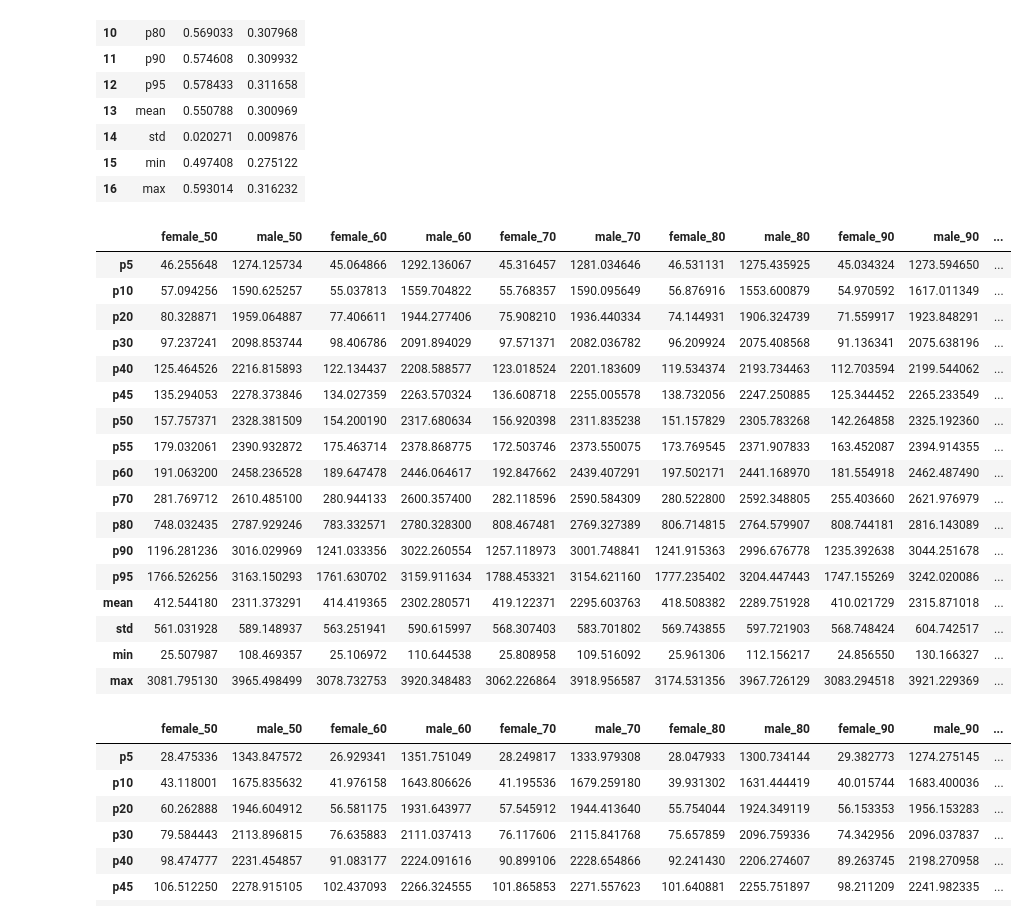
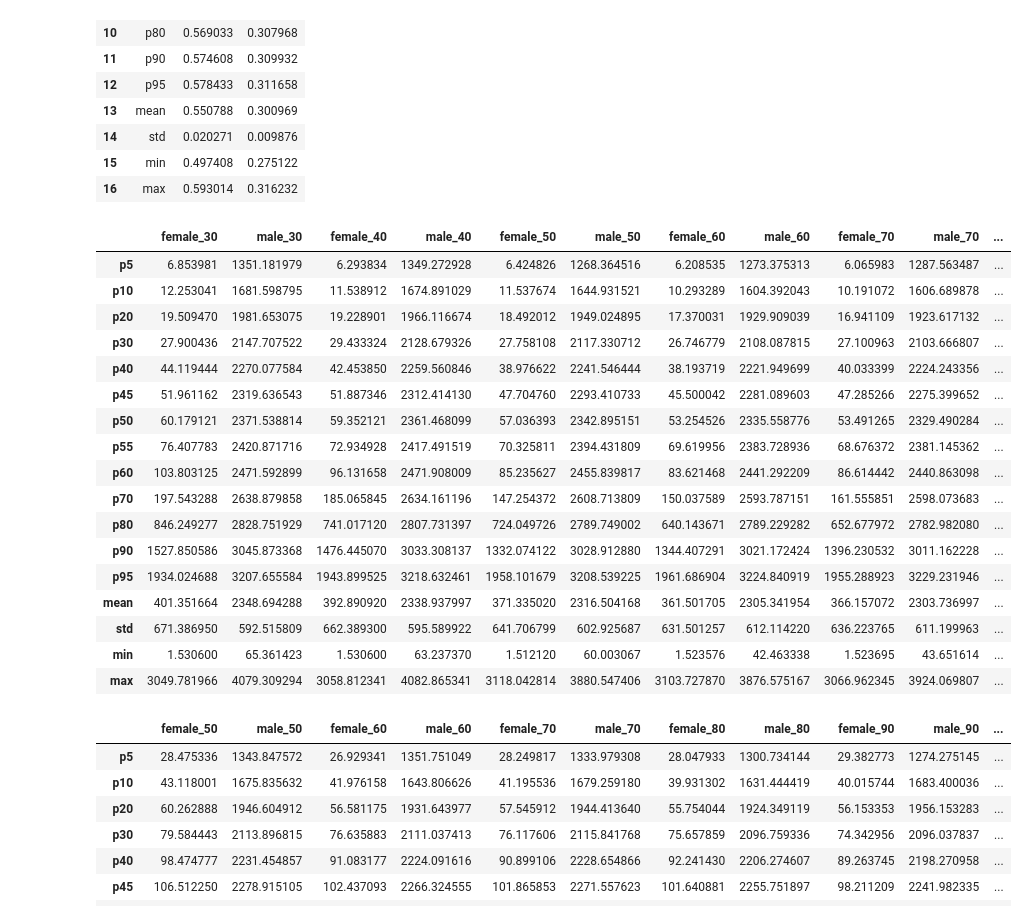
Before and after one commit to Deltares-research/egypt-survey-ml, a Jupyter notebook: notebooks-copy/run_predictions.ipynb, the cells around one changed output. Drawn from its saved outputs; the diff is of its cells as text; code cells hidden in the pictures.

```diff
--- a/notebooks-copy/run_predictions.ipynb
+++ b/notebooks-copy/run_predictions.ipynb
@@ -47,7 +47,7 @@ pd.set_option("display.max_columns", 30)
 MASK_PATH = (
     Path.home()
     / "OneDrive - Stichting Deltares"
-    / "Tiaravanni Hermawan's files - Egypt/04_Data/Result/correlation.xlsx"
+    / "Tiaravanni Hermawan's files - Egypt_ERF_data/Data/variable_selection.xlsx"
 )
 
 cfg = DatasetConfig(
@@ -68,6 +68,7 @@ cfg = DatasetConfig(
     male_outlier_cap=5000,
     female_outlier_cap=4000,
     data_filename="data_correlation.xlsx",
+    male_extra_columns=["water_supply"],
 )
 # %%
 # Loads the survey, builds household wage context, makes the sex-stratified train/test split and the
@@ -111,8 +112,8 @@ from egypt_survey_ml.predict import load_members, predict_ensemble, describe, ST
 MODEL_DIR = REPO_ROOT / 'models/hp-tuned'
 
 # One (seed, classifier, regressor) member per command-unit draw; the seeds come from model_metrics.csv
-male_members = load_members(MODEL_DIR / 'classifiers-with-hrs', MODEL_DIR / 'regressors-with-hrs-22-bare', 'male', seeds=[42])
-female_members = load_members(MODEL_DIR / 'classifiers-with-hrs', MODEL_DIR / 'regressors-with-hrs-22-bare', 'female', seeds=[42])
+male_members = load_members(MODEL_DIR / 'classifiers-20261103-153441', MODEL_DIR / 'regressors-20261103-153441', 'male', seeds=[42, 43, 44])
+female_members = load_members(MODEL_DIR / 'classifiers-20261103-153441', MODEL_DIR / 'regressors-20261103-153441', 'female', seeds=[42, 43, 44])
 
 male_members_nr = load_members(MODEL_DIR / 'no-ribasim/classifiers-with-hrs', MODEL_DIR / 'no-ribasim/regressors-with-hrs-22', 'male')
 female_members_nr = load_members(MODEL_DIR / 'no-ribasim/classifiers-with-hrs', MODEL_DIR / 'no-ribasim/regressors-with-hrs-22', 'female')
@@ -198,38 +201,38 @@ r2_summary
 # %%
 wage_dict = {}
 scenario_predictions = {}
-for ribasim_run in ["50", "60", "70", "80", "90", "95"]:
+for ribasim_run in ["30", "40", "50", "60", "70", "80", "90", "95"]:
     ribasim_excel_df = pd.read_excel(EXCEL_PATH.with_name(f"data_correlation_{ribasim_run}.xlsx"), sheet_name="command_unit")
     scenario_predictions[ribasim_run] = {
         'female': predict_ensemble(ds, female_members, 'female', excel_df=ribasim_excel_df),
         'male': predict_ensemble(ds, male_members, 'male', excel_df=ribasim_excel_df),
     }
 
     for sex in ['female', 'male']:
         pred = scenario_predictions[ribasim_run][sex]
         wage_dict[f'{sex}_{ribasim_run}'] = describe(pred.final_wage(aggregate="median"), weights=None)
 
 wage_df = pd.DataFrame(wage_dict, index=STAT_NAMES)
 wage_df
 # %% [output]
-|  | female_50 | male_50 | female_60 | male_60 | female_70 | male_70 | female_80 | male_80 | female_90 | male_90 | ... |
-| p5 | 46.255648 | 1274.125734 | 45.064866 | 1292.136067 | 45.316457 | 1281.034646 | 46.531131 | 1275.435925 | 45.034324 | 1273.594650 | ... |
-| p10 | 57.094256 | 1590.625257 | 55.037813 | 1559.704822 | 55.768357 | 1590.095649 | 56.876916 | 1553.600879 | 54.970592 | 1617.011349 | ... |
-| p20 | 80.328871 | 1959.064887 | 77.406611 | 1944.277406 | 75.908210 | 1936.440334 | 74.144931 | 1906.324739 | 71.559917 | 1923.848291 | ... |
-| p30 | 97.237241 | 2098.853744 | 98.406786 | 2091.894029 | 97.571371 | 2082.036782 | 96.209924 | 2075.408568 | 91.136341 | 2075.638196 | ... |
-| p40 | 125.464526 | 2216.815893 | 122.134437 | 2208.588577 | 123.018524 | 2201.183609 | 119.534374 | 2193.734463 | 112.703594 | 2199.544062 | ... |
-| p45 | 135.294053 | 2278.373846 | 134.027359 | 2263.570324 | 136.608718 | 2255.005578 | 138.732056 | 2247.250885 | 125.344452 | 2265.233549 | ... |
-| p50 | 157.757371 | 2328.381509 | 154.200190 | 2317.680634 | 156.920398 | 2311.835238 | 151.157829 | 2305.783268 | 142.264858 | 2325.192360 | ... |
-| p55 | 179.032061 | 2390.932872 | 175.463714 | 2378.868775 | 172.503746 | 2373.550075 | 173.769545 | 2371.907833 | 163.452087 | 2394.914355 | ... |
-| p60 | 191.063200 | 2458.236528 | 189.647478 | 2446.064617 | 192.847662 | 2439.407291 | 197.502171 | 2441.168970 | 181.554918 | 2462.487490 | ... |
-| p70 | 281.769712 | 2610.485100 | 280.944133 | 2600.357400 | 282.118596 | 2590.584309 | 280.522800 | 2592.348805 | 255.403660 | 2621.976979 | ... |
-| p80 | 748.032435 | 2787.929246 | 783.332571 | 2780.328300 | 808.467481 | 2769.327389 | 806.714815 | 2764.579907 | 808.744181 | 2816.143089 | ... |
-| p90 | 1196.281236 | 3016.029969 | 1241.033356 | 3022.260554 | 1257.118973 | 3001.748841 | 1241.915363 | 2996.676778 | 1235.392638 | 3044.251678 | ... |
-| p95 | 1766.526256 | 3163.150293 | 1761.630702 | 3159.911634 | 1788.453321 | 3154.621160 | 1777.235402 | 3204.447443 | 1747.155269 | 3242.020086 | ... |
-| mean | 412.544180 | 2311.373291 | 414.419365 | 2302.280571 | 419.122371 | 2295.603763 | 418.508382 | 2289.751928 | 410.021729 | 2315.871018 | ... |
-| std | 561.031928 | 589.148937 | 563.251941 | 590.615997 | 568.307403 | 583.701802 | 569.743855 | 597.721903 | 568.748424 | 604.742517 | ... |
-| min | 25.507987 | 108.469357 | 25.106972 | 110.644538 | 25.808958 | 109.516092 | 25.961306 | 112.156217 | 24.856550 | 130.166327 | ... |
-| max | 3081.795130 | 3965.498499 | 3078.732753 | 3920.348483 | 3062.226864 | 3918.956587 | 3174.531356 | 3967.726129 | 3083.294518 | 3921.229369 | ... |
+|  | female_30 | male_30 | female_40 | male_40 | female_50 | male_50 | female_60 | male_60 | female_70 | male_70 | ... |
+| p5 | 6.853981 | 1351.181979 | 6.293834 | 1349.272928 | 6.424826 | 1268.364516 | 6.208535 | 1273.375313 | 6.065983 | 1287.563487 | ... |
+| p10 | 12.253041 | 1681.598795 | 11.538912 | 1674.891029 | 11.537674 | 1644.931521 | 10.293289 | 1604.392043 | 10.191072 | 1606.689878 | ... |
+| p20 | 19.509470 | 1981.653075 | 19.228901 | 1966.116674 | 18.492012 | 1949.024895 | 17.370031 | 1929.909039 | 16.941109 | 1923.617132 | ... |
+| p30 | 27.900436 | 2147.707522 | 29.433324 | 2128.679326 | 27.758108 | 2117.330712 | 26.746779 | 2108.087815 | 27.100963 | 2103.666807 | ... |
+| p40 | 44.119444 | 2270.077584 | 42.453850 | 2259.560846 | 38.976622 | 2241.546444 | 38.193719 | 2221.949699 | 40.033399 | 2224.243356 | ... |
+| p45 | 51.961162 | 2319.636543 | 51.887346 | 2312.414130 | 47.704760 | 2293.410733 | 45.500042 | 2281.089603 | 47.285266 | 2275.399652 | ... |
+| p50 | 60.179121 | 2371.538814 | 59.352121 | 2361.468099 | 57.036393 | 2342.895151 | 53.254526 | 2335.558776 | 53.491265 | 2329.490284 | ... |
+| p55 | 76.407783 | 2420.871716 | 72.934928 | 2417.491519 | 70.325811 | 2394.431809 | 69.619956 | 2383.728936 | 68.676372 | 2381.145362 | ... |
+| p60 | 103.803125 | 2471.592899 | 96.131658 | 2471.908009 | 85.235627 | 2455.839817 | 83.621468 | 2441.292209 | 86.614442 | 2440.863098 | ... |
+| p70 | 197.543288 | 2638.879858 | 185.065845 | 2634.161196 | 147.254372 | 2608.713809 | 150.037589 | 2593.787151 | 161.555851 | 2598.073683 | ... |
+| p80 | 846.249277 | 2828.751929 | 741.017120 | 2807.731397 | 724.049726 | 2789.749002 | 640.143671 | 2789.229282 | 652.677972 | 2782.982080 | ... |
+| p90 | 1527.850586 | 3045.873368 | 1476.445070 | 3033.308137 | 1332.074122 | 3028.912880 | 1344.407291 | 3021.172424 | 1396.230532 | 3011.162228 | ... |
+| p95 | 1934.024688 | 3207.655584 | 1943.899525 | 3218.632461 | 1958.101679 | 3208.539225 | 1961.686904 | 3224.840919 | 1955.288923 | 3229.231946 | ... |
+| mean | 401.351664 | 2348.694288 | 392.890920 | 2338.937997 | 371.335020 | 2316.504168 | 361.501705 | 2305.341954 | 366.157072 | 2303.736997 | ... |
+| std | 671.386950 | 592.515809 | 662.389300 | 595.589922 | 641.706799 | 602.925687 | 631.501257 | 612.114220 | 636.223765 | 611.199963 | ... |
+| min | 1.530600 | 65.361423 | 1.530600 | 63.237370 | 1.512120 | 60.003067 | 1.523576 | 42.463338 | 1.523695 | 43.651614 | ... |
+| max | 3049.781966 | 4079.309294 | 3058.812341 | 4082.865341 | 3118.042814 | 3880.547406 | 3103.727870 | 3876.575167 | 3066.962345 | 3924.069807 | ... |
 # %%
 wage_dict = {}
 scenario_predictions = {}
```
Also changed, not shown: parts of 4 cells of this notebook, 17 other files.
